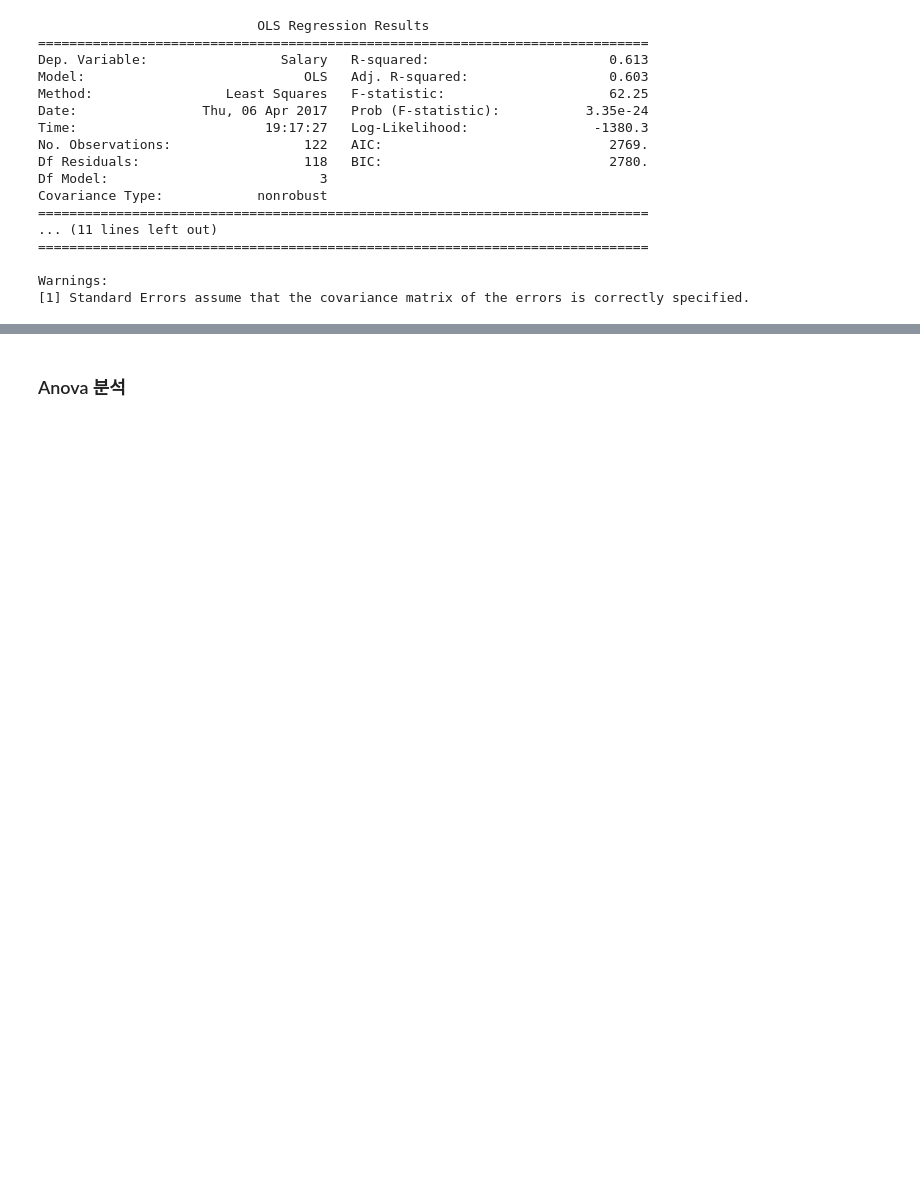
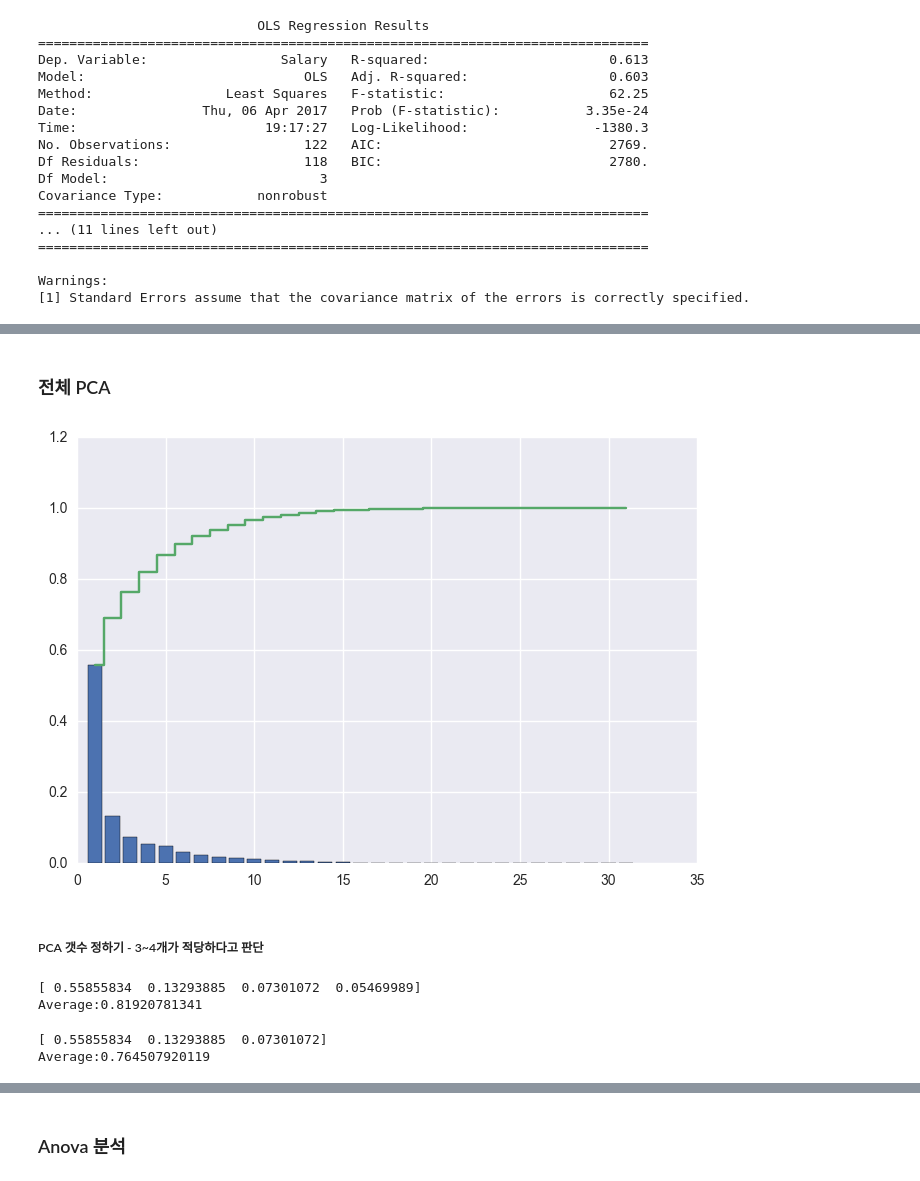
Before and after one commit to GD-park/Baseball_players_salary_pred, a Jupyter notebook: Trial_Error/Feature Selection.ipynb, the cells around one changed output, grey strips where cells are left out. Drawn from its saved outputs; the diff is of its cells as text; code cells hidden in the pictures; blank space fills up the shorter version.

```diff
--- a/Trial_Error/Feature Selection.ipynb
+++ b/Trial_Error/Feature Selection.ipynb
@@ -154,0 +159,6 @@ Warnings:
+# %%
+X_pca = PCA(n_components=4)
+X_pca.fit_transform(df_Hitter)
+
+dfX_pca = pd.DataFrame(X_pca.fit_transform(df_Hitter))
+dfX_pca.columns = ['PC1', 'PC2', 'PC3','PC4']
@@ -154,0 +219,2 @@ Warnings:
+# %% [markdown]
+### 전체 PCA
@@ -154,0 +223,34 @@ Warnings:
+# %%
+pca = PCA().fit(df_Hitter)
+var = pca.explained_variance_
+cmap = sns.color_palette()
+
+plt.bar(np.arange(1,len(var)+1), var/np.sum(var), align="center", color=cmap[0])
+plt.step(np.arange(1,len(var)+1), np.cumsum(var)/np.sum(var), where="mid", color=cmap[1])
+plt.show()
+# %% [output]
+[figure, added]
+# %% [markdown]
+##### PCA 갯수 정하기 - 3~4개가 적당하다고 판단
+# %%
+pca = PCA(n_components = 4)
+pca.fit(df_Hitter)
+
+k= pca.explained_variance_ratio_
+sum = k[0] + k[1] + k[2] + k[3]
+print k
+print 'Average:' + str(sum)
+# %% [output]
+[ 0.55855834  0.13293885  0.07301072  0.05469989]
+Average:0.81920781341
+# %%
+pca = PCA(n_components = 3)
+pca.fit(df_Hitter)
+
+k= pca.explained_variance_ratio_
+sum = k[0] + k[1] + k[2]
+print k
+print 'Average:' + str(sum)
+# %% [output]
+[ 0.55855834  0.13293885  0.07301072]
+Average:0.764507920119
```
Also changed, not shown: parts of 21 cells of this notebook.
